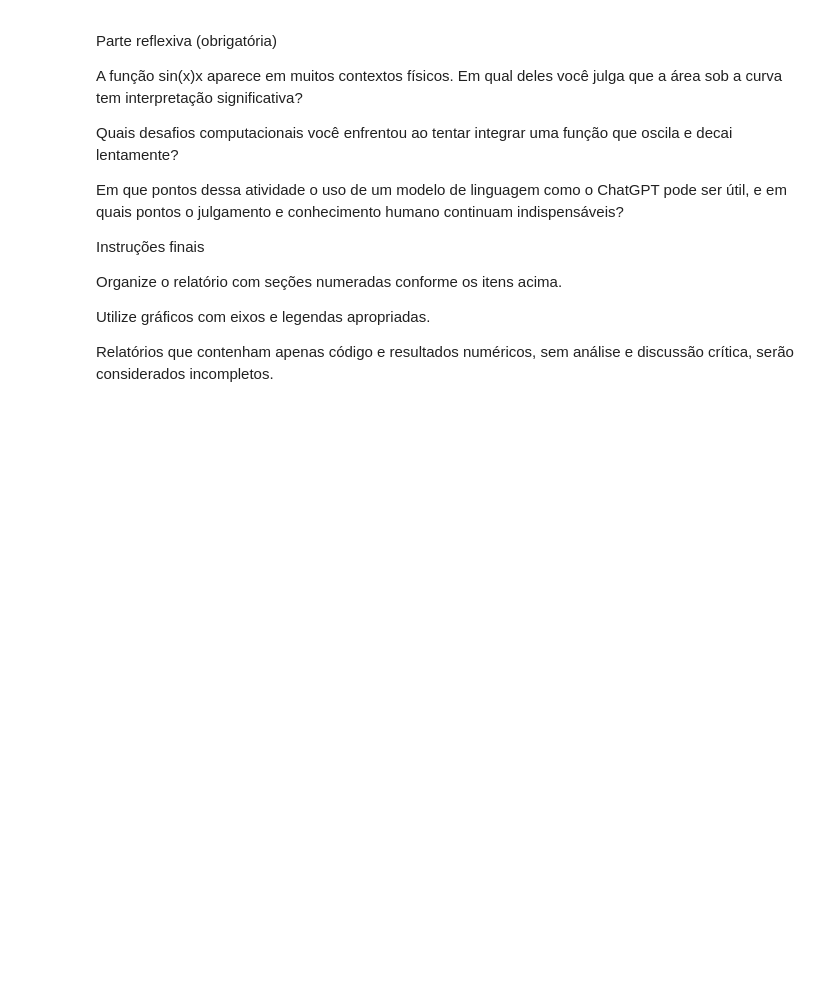
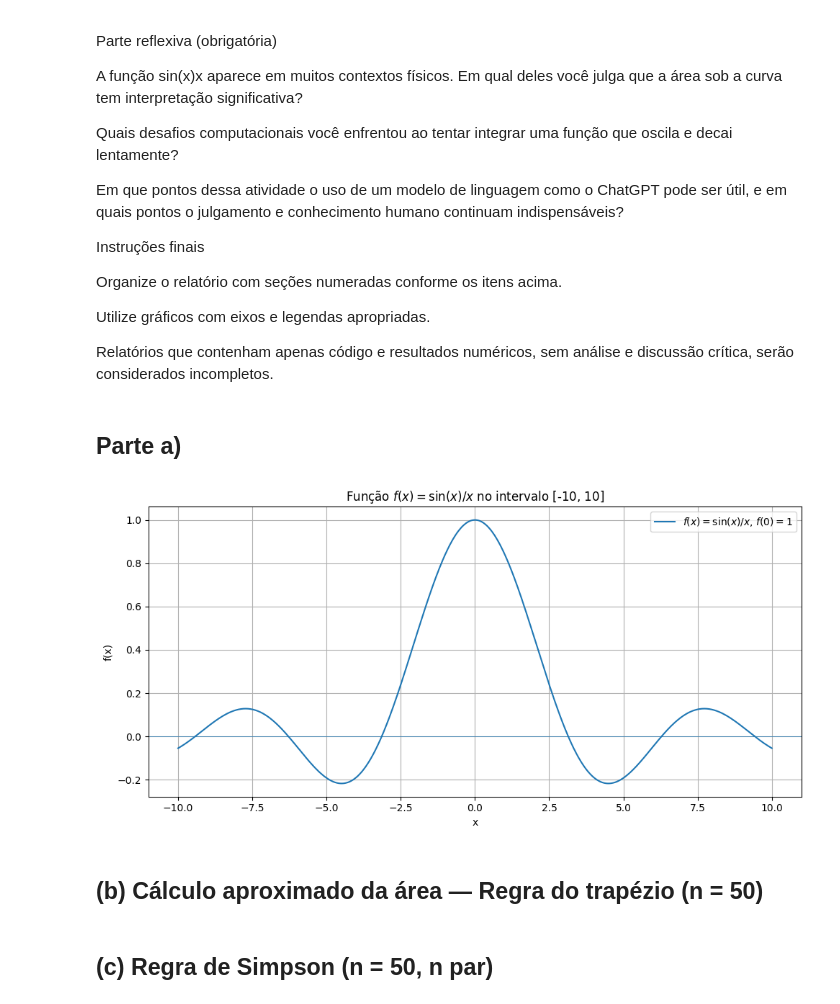
Before and after one commit to Gsimarelli/av7, a Jupyter notebook: av7.ipynb, the cells around one changed output. Drawn from its saved outputs; the diff is of its cells as text; code cells hidden in the pictures; blank space fills up the shorter version.

```diff
--- a/av7.ipynb
+++ b/av7.ipynb
@@ -204,0 +258,22 @@ Relatórios que contenham apenas código e resultados numéricos, sem análise e
+# %% [markdown]
+## Parte a)
+# %%
+
+a, b = -10.0, 10.0
+x_plot = np.linspace(a, b, 2000)
+y_plot = f(x_plot)
+
+plt.figure(figsize=(10,5))
+plt.plot(x_plot, y_plot, label=r'$f(x)=\sin(x)/x$, $f(0)=1$')
+plt.axhline(0, linewidth=0.5)
+plt.xlabel('x')
+plt.ylabel('f(x)')
+plt.title('Função $f(x) = \\sin(x)/x$ no intervalo [-10, 10]')
+plt.legend()
+plt.grid(True)
+plt.tight_layout()
+plt.show()
+# %% [output]
+[figure, added]
+# %% [markdown]
+## (b) Cálculo aproximado da área — Regra do trapézio (n = 50)
@@ -204,0 +282,2 @@ Relatórios que contenham apenas código e resultados numéricos, sem análise e
+# %% [markdown]
+## (c) Regra de Simpson (n = 50, n par)
```
Also changed, not shown: parts of 18 cells of this notebook, 8 other files.
